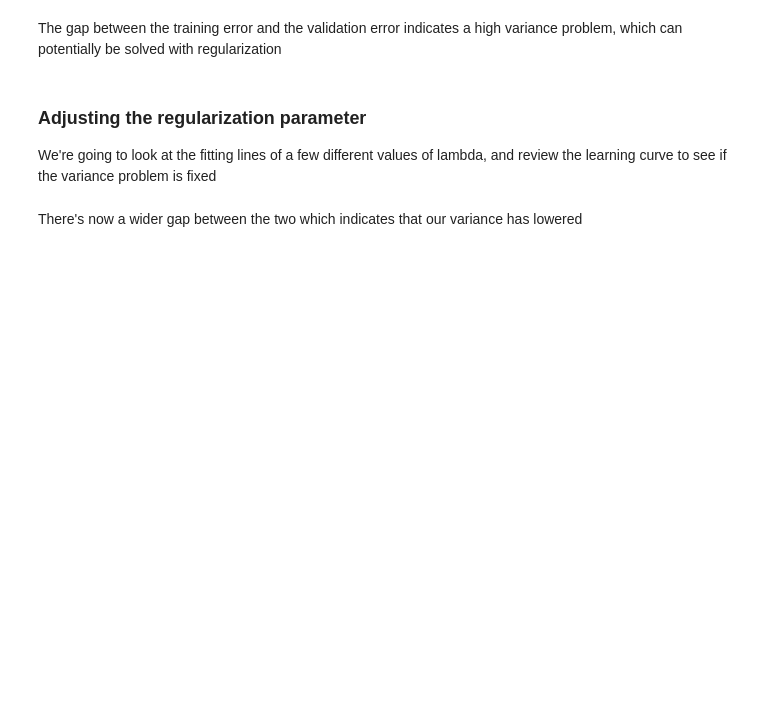
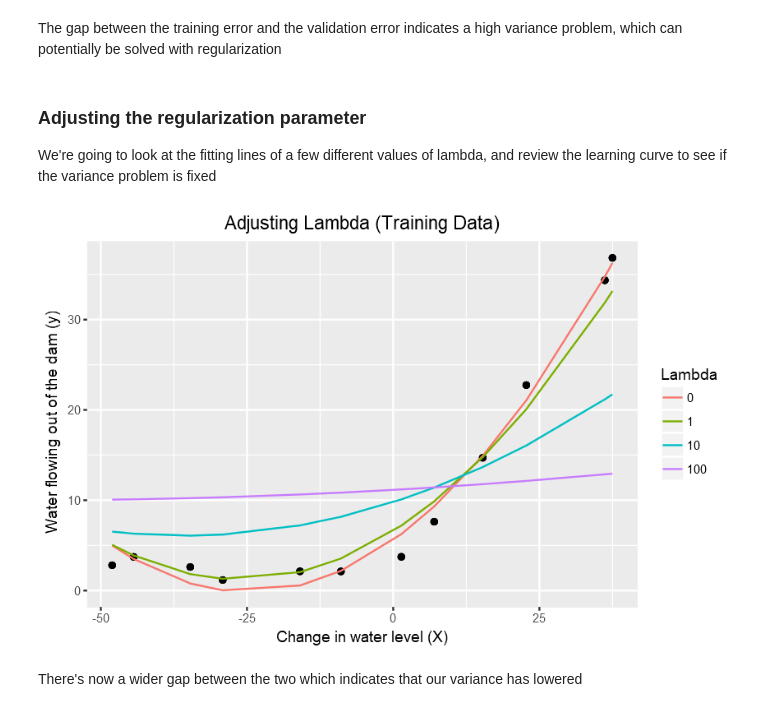
Before and after one commit to JeffMacaluso/Misc, a Jupyter notebook: MachineLearningMOOC/Ex5 R - Regularized Linear Regression and Bias vs. Variance.ipynb, the cells around one changed output. Drawn from its saved outputs; the diff is of its cells as text; code cells hidden in the pictures; blank space fills up the shorter version.

Commit message:
Added adjusting lambda

```diff
--- a/MachineLearningMOOC/Ex5 R - Regularized Linear Regression and Bias vs. Variance.ipynb
+++ b/MachineLearningMOOC/Ex5 R - Regularized Linear Regression and Bias vs. Variance.ipynb
@@ -324,11 +326,51 @@ ggplot(dfPoly) +
 # %% [markdown]
 Plotting the learning curve of the second order polynomials:
+# %%
+polynomial_orders <- 2
+
+# Plotting the learning curve
+preprocessed_features <- preprocess_features(X, Xval, Xtest, order=polynomial_orders)
+
+plot_learning_curve(preprocessed_features$Training, y,
+                    preprocessed_features$Validation, yval)
 # %% [markdown]
 The gap between the training error and the validation error indicates a high variance problem, which can potentially be solved with regularization
 # %% [markdown]
 ### Adjusting the regularization parameter
 
 We're going to look at the fitting lines of a few different values of lambda, and review the learning curve to see if the variance problem is fixed
+# %%
+polynomial_orders <- 2
+
+# Copying the data frame to be filled for the plot
+dfReg <- df %>% mutate(Lambda = -1)  # Flagging to be dropped
+
+# Generating the polynomial features for the training set
+Xpoly <- preprocess_features(X, Xval, Xtest, order=polynomial_orders)$Training
+
+# Looping through different values of lambda
+for (C in c(0, 1, 10, 100)) {
+  optimalTheta <- fit_model(numeric(polynomial_orders+1), Xpoly, y, C)
+  prediction <- optimalTheta[1] + rowSums(t(t(Xpoly) * optimalTheta[-1]))
+  dfReg <- rbind(dfReg,
+                  data.frame(X, y, Prediction=prediction, Lambda=C))
+}
+
+# Adjusting the order as a factor for ggplot
+dfReg$Lambda <- as.factor(dfReg$Lambda)
+
+# Removing the non polynomial predictions
+dfReg <- dfReg %>% filter(Lambda != -1)
+
+# Plotting the data
+ggplot(dfReg) +
+  geom_point(aes(X, y)) +
+  geom_line(aes(X, Prediction, color=Lambda)) +
+  labs(x="Change in water level (X)",
+       y="Water flowing out of the dam (y)",
+       title="Adjusting Lambda (Training Data)")
+# %% [output]
+[figure, added]
 # %% [markdown]
 There's now a wider gap between the two which indicates that our variance has lowered
 # %% [markdown]
```
Also changed, not shown: parts of 3 cells of this notebook.
